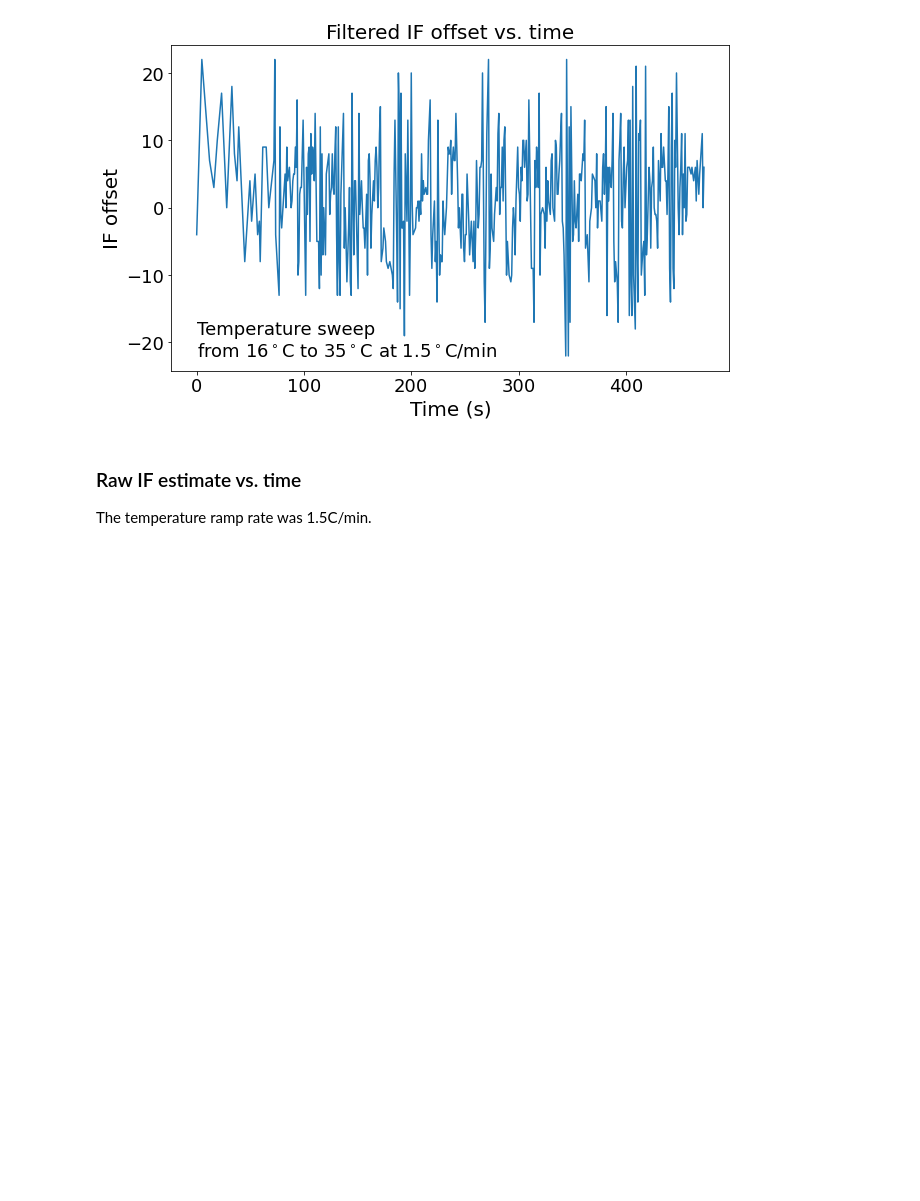
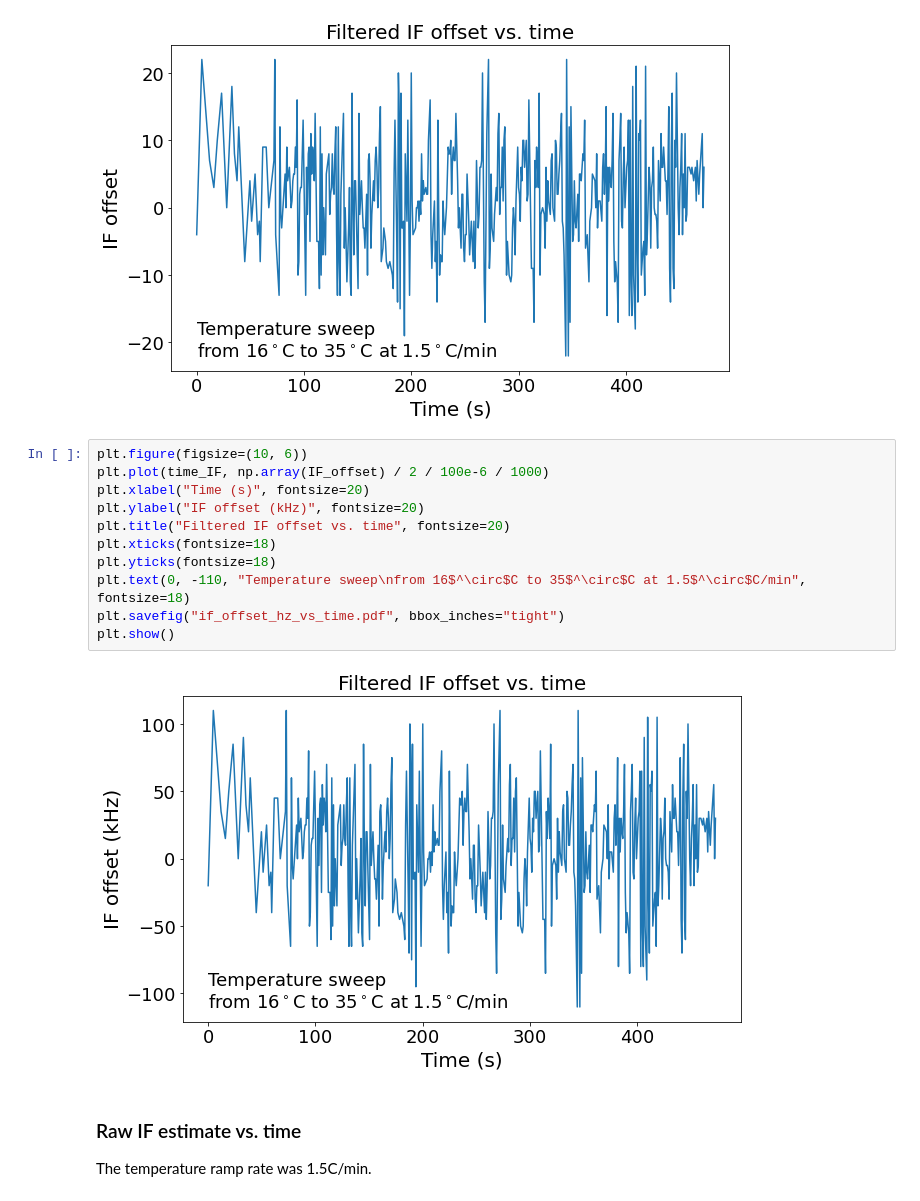
Before and after one commit to cwdao/scum-test-code, a Jupyter notebook: scum/IF_track/IF_track.ipynb, the cells around one changed output. Cells and saved outputs as stored; diff of their text form; blank space fills up the shorter version.

Commit message:
Add IF offset plot in kHz

```diff
--- a/scum/IF_track/IF_track.ipynb
+++ b/scum/IF_track/IF_track.ipynb
@@ -113,6 +113,19 @@ plt.savefig("if_offset_vs_time.pdf", bbox_inches="tight")
 plt.show()
 # %% [output]
 [figure]
+# %%
+plt.figure(figsize=(10, 6))
+plt.plot(time_IF, np.array(IF_offset) / 2 / 100e-6 / 1000)
+plt.xlabel("Time (s)", fontsize=20)
+plt.ylabel("IF offset (kHz)", fontsize=20)
+plt.title("Filtered IF offset vs. time", fontsize=20)
+plt.xticks(fontsize=18)
+plt.yticks(fontsize=18)
+plt.text(0, -110, "Temperature sweep\nfrom 16$^\circ$C to 35$^\circ$C at 1.5$^\circ$C/min", fontsize=18)
+plt.savefig("if_offset_hz_vs_time.pdf", bbox_inches="tight")
+plt.show()
+# %% [output]
+[figure, added]
 # %% [markdown]
 ### Raw IF estimate vs. time
 
```
Also changed, not shown: 5 other files.
